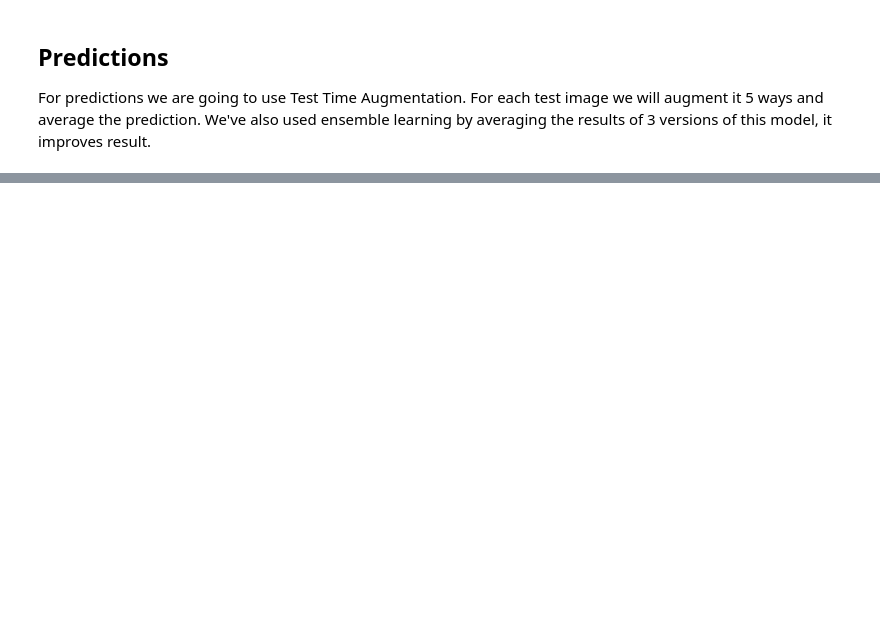
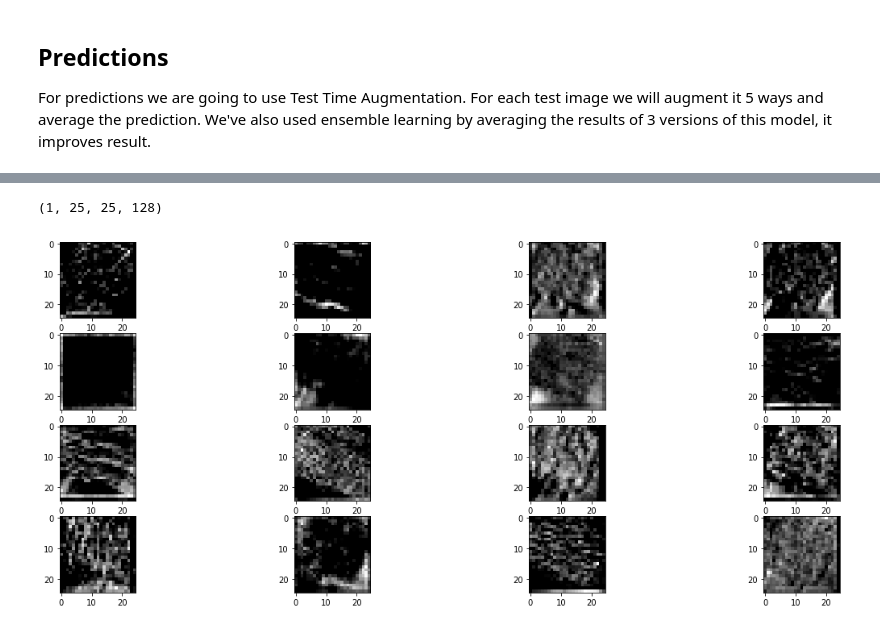
Before and after one commit to pengnam/CancerDetection, a Jupyter notebook: (WORKING) Resnet50.ipynb, the cells around one changed output, grey strips where cells are left out. Cells and saved outputs as stored; diff of their text form; code cells hidden in the pictures; blank space fills up the shorter version.

```diff
--- a/(WORKING) Resnet50.ipynb
+++ b/(WORKING) Resnet50.ipynb
@@ -384,0 +873,5 @@ accuracy on test data set:  0.887
+# %%
+display_activation(activations, 43)
+# %% [output]
+(1, 25, 25, 128)
+[figure, added]
```
Also changed, not shown: parts of 22 cells of this notebook.
